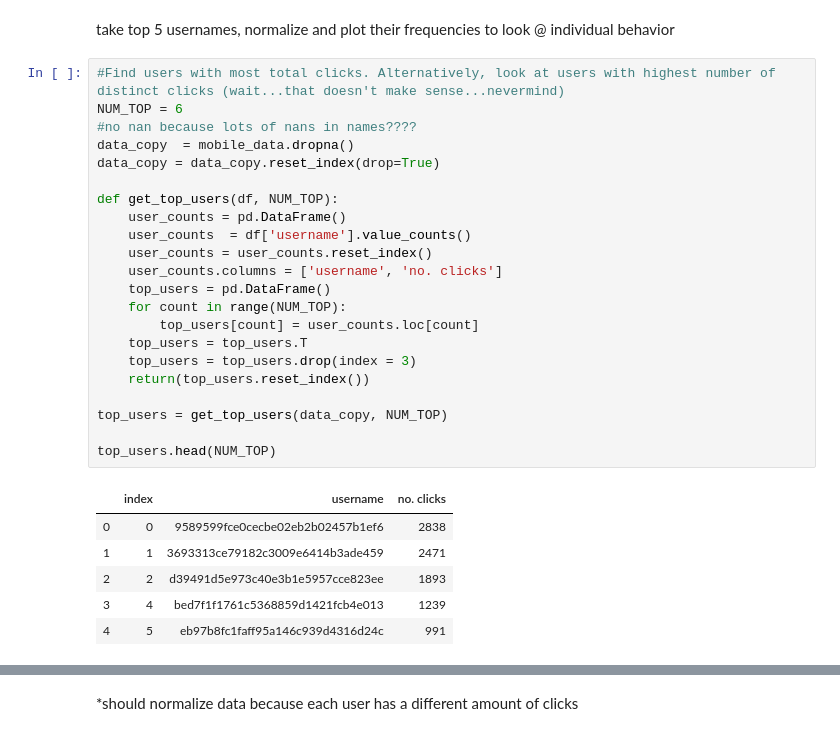
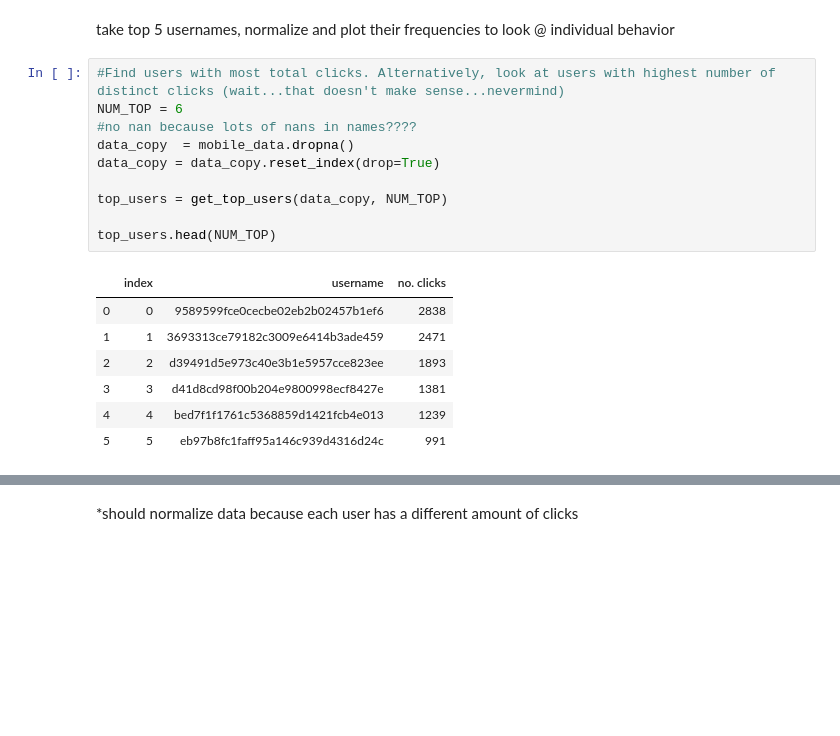
Before and after one commit to jyoonkim/Test, a Jupyter notebook: user_device_hb.ipynb, the cells around one changed output, grey strips where cells are left out. Saved outputs shown, nothing was run; the diff lists cells and outputs as text; blank space fills up the shorter version.

```diff
--- a/user_device_hb.ipynb
+++ b/user_device_hb.ipynb
@@ -378,32 +346,21 @@ take top 5 usernames, normalize and plot their frequencies to look @ individual
 # %%
 #Find users with most total clicks. Alternatively, look at users with highest number of distinct clicks (wait...that doesn't make sense...nevermind)
 NUM_TOP = 6
 #no nan because lots of nans in names????
 data_copy  = mobile_data.dropna()
 data_copy = data_copy.reset_index(drop=True)
 
-def get_top_users(df, NUM_TOP):
-    user_counts = pd.DataFrame()
-    user_counts  = df['username'].value_counts()
-    user_counts = user_counts.reset_index()
-    user_counts.columns = ['username', 'no. clicks']
-    top_users = pd.DataFrame()
-    for count in range(NUM_TOP):
-        top_users[count] = user_counts.loc[count]
-    top_users = top_users.T
-    top_users = top_users.drop(index = 3)
-    return(top_users.reset_index())
-
 top_users = get_top_users(data_copy, NUM_TOP)
 
 top_users.head(NUM_TOP)
 # %% [output]
 |  | index | username | no. clicks |
 | 0 | 0 | 9589599fce0cecbe02eb2b02457b1ef6 | 2838 |
 | 1 | 1 | 3693313ce79182c3009e6414b3ade459 | 2471 |
 | 2 | 2 | d39491d5e973c40e3b1e5957cce823ee | 1893 |
-| 3 | 4 | bed7f1f1761c5368859d1421fcb4e013 | 1239 |
-| 4 | 5 | eb97b8fc1faff95a146c939d4316d24c | 991 |
+| 3 | 3 | d41d8cd98f00b204e9800998ecf8427e | 1381 |
+| 4 | 4 | bed7f1f1761c5368859d1421fcb4e013 | 1239 |
+| 5 | 5 | eb97b8fc1faff95a146c939d4316d24c | 991 |
 # %%
 #if mobile_data contains username, store in new data frame, graph by group
 temp = pd.DataFrame
```
Also changed, not shown: parts of 14 cells of this notebook, 4 other files.
